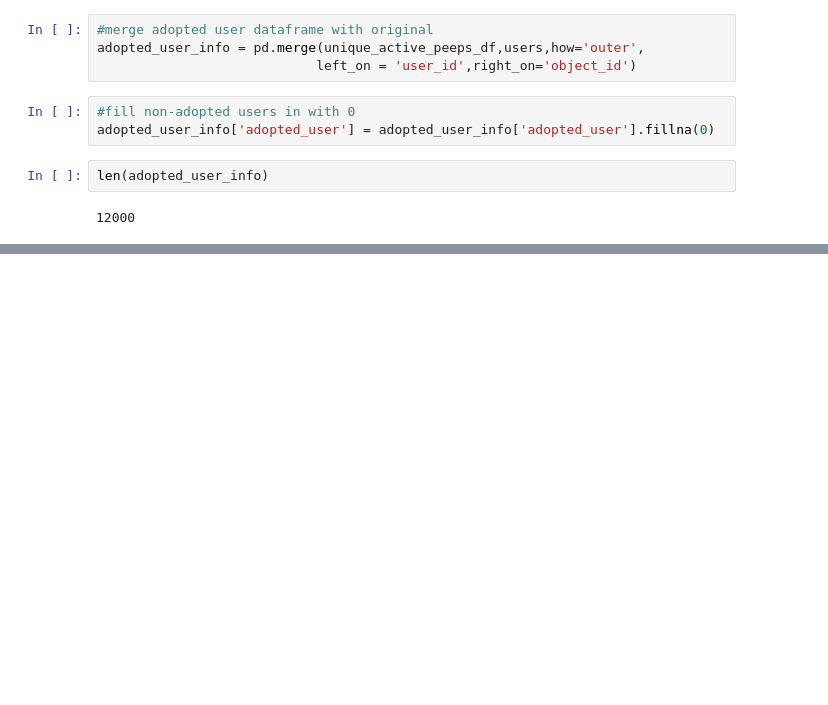
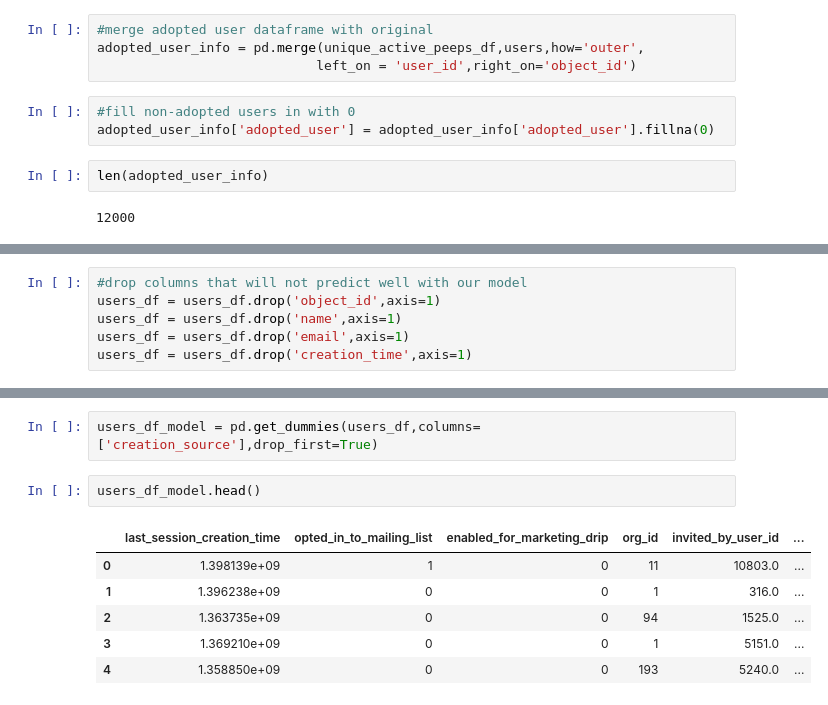
Before and after one commit to mwon3919/take-home-challenges, a Jupyter notebook: relax_challenge/Springboard-Challenge-2.ipynb, the cells around one changed output, grey strips where cells are left out. Drawn from its saved outputs; the diff is of its cells as text; blank space fills up the shorter version.

```diff
--- a/relax_challenge/Springboard-Challenge-2.ipynb
+++ b/relax_challenge/Springboard-Challenge-2.ipynb
@@ -133,0 +222,6 @@ adopted_user_info.head()
+# %%
+#drop columns that will not predict well with our model
+users_df = users_df.drop('object_id',axis=1)
+users_df = users_df.drop('name',axis=1)
+users_df = users_df.drop('email',axis=1)
+users_df = users_df.drop('creation_time',axis=1)
@@ -133,0 +243,11 @@ adopted_user_info.head()
+# %%
+users_df_model = pd.get_dummies(users_df,columns=['creation_source'],drop_first=True)
+# %%
+users_df_model.head()
+# %% [output]
+|  | last_session_creation_time | opted_in_to_mailing_list | enabled_for_marketing_drip | org_id | invited_by_user_id | ... |
+| 0 | 1.398139e+09 | 1 | 0 | 11 | 10803.0 | ... |
+| 1 | 1.396238e+09 | 0 | 0 | 1 | 316.0 | ... |
+| 2 | 1.363735e+09 | 0 | 0 | 94 | 1525.0 | ... |
+| 3 | 1.369210e+09 | 0 | 0 | 1 | 5151.0 | ... |
+| 4 | 1.358850e+09 | 0 | 0 | 193 | 5240.0 | ... |
```
Also changed, not shown: parts of 22 cells of this notebook.
